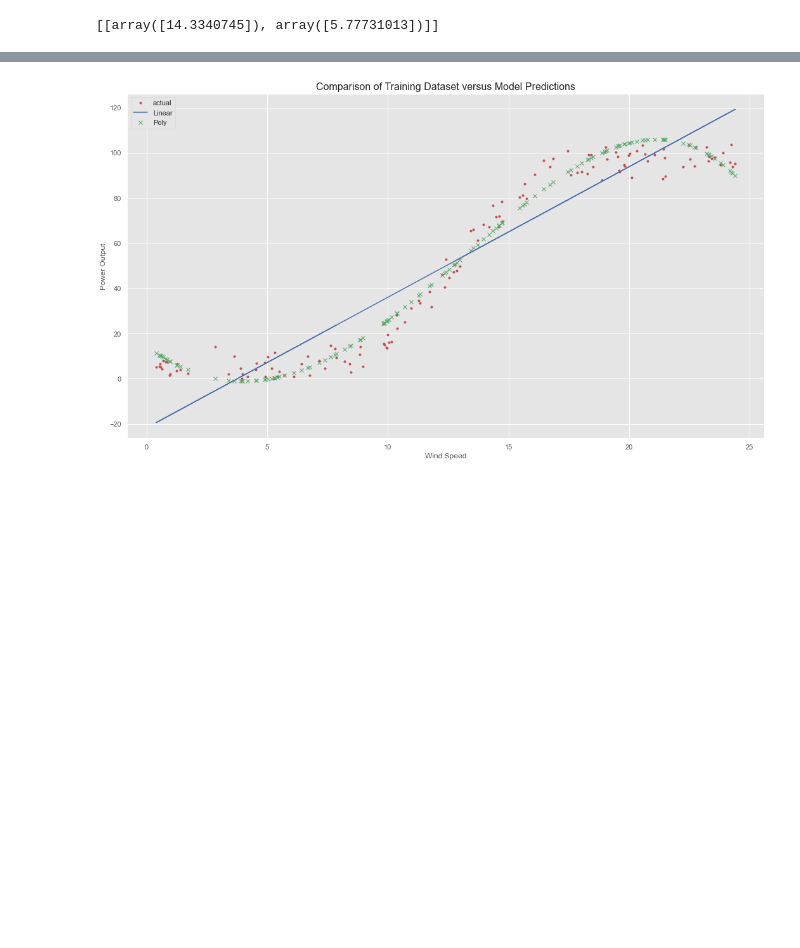
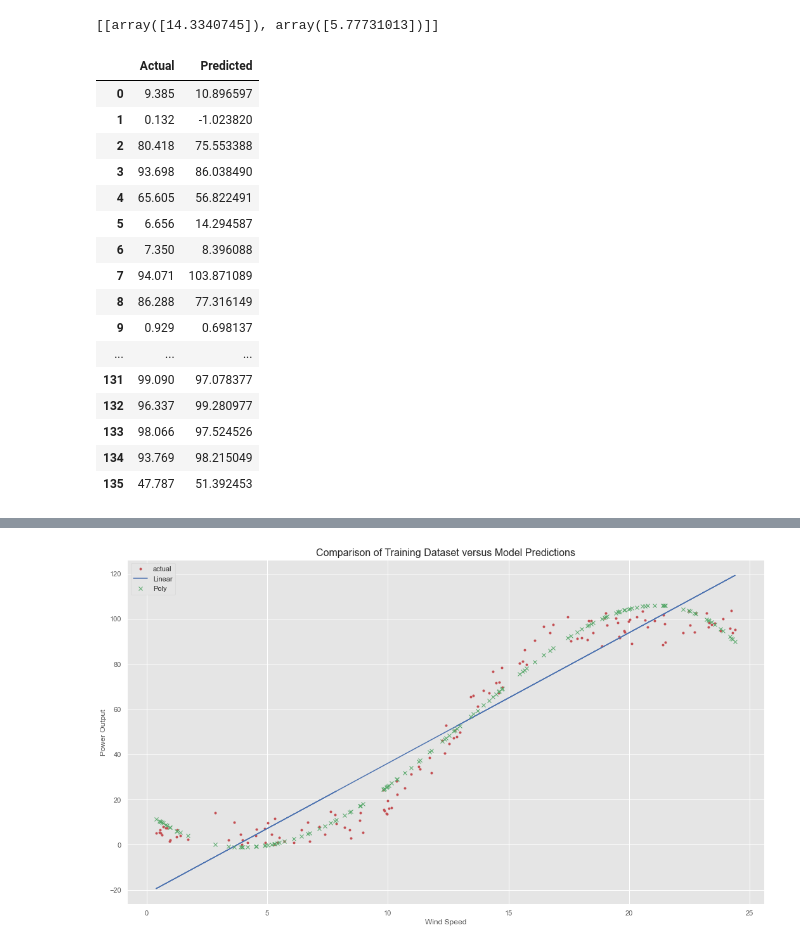
Before and after one commit to dconn20/MachineLearning.Project, a Jupyter notebook: Machine Learning & Statistics Project 2020.ipynb, the cells around one changed output, grey strips where cells are left out. Drawn from its saved outputs; the diff is of its cells as text; code cells hidden in the pictures; blank space fills up the shorter version.

```diff
--- a/Machine Learning & Statistics Project 2020.ipynb
+++ b/Machine Learning & Statistics Project 2020.ipynb
@@ -293,3 +357,27 @@ polyp
 poly_pred = polyreg.predict(poly_reg.fit_transform(x_test))
+# %%
+# Compare predictions against acutal values use flatten() to return a copy of the array collapsed into one dimension
+# Code adapted from https://stackoverflow.com/questions/40729162/merging-results-from-model-predict-with-original-pandas-dataframe
+
+testdata2 = pd.DataFrame({'Actual': y_test.flatten(), 'Predicted': poly_pred.flatten()})
+testdata2
+# %% [output]
+|  | Actual | Predicted |
+| 0 | 9.385 | 10.896597 |
+| 1 | 0.132 | -1.023820 |
+| 2 | 80.418 | 75.553388 |
+| 3 | 93.698 | 86.038490 |
+| 4 | 65.605 | 56.822491 |
+| 5 | 6.656 | 14.294587 |
+| 6 | 7.350 | 8.396088 |
+| 7 | 94.071 | 103.871089 |
+| 8 | 86.288 | 77.316149 |
+| 9 | 0.929 | 0.698137 |
+| ... | ... | ... |
+| 131 | 99.090 | 97.078377 |
+| 132 | 96.337 | 99.280977 |
+| 133 | 98.066 | 97.524526 |
+| 134 | 93.769 | 98.215049 |
+| 135 | 47.787 | 51.392453 |
 # %%
 # Visualising the Polynomial Regression results
```
Also changed, not shown: parts of 62 cells of this notebook, 2 other files.
